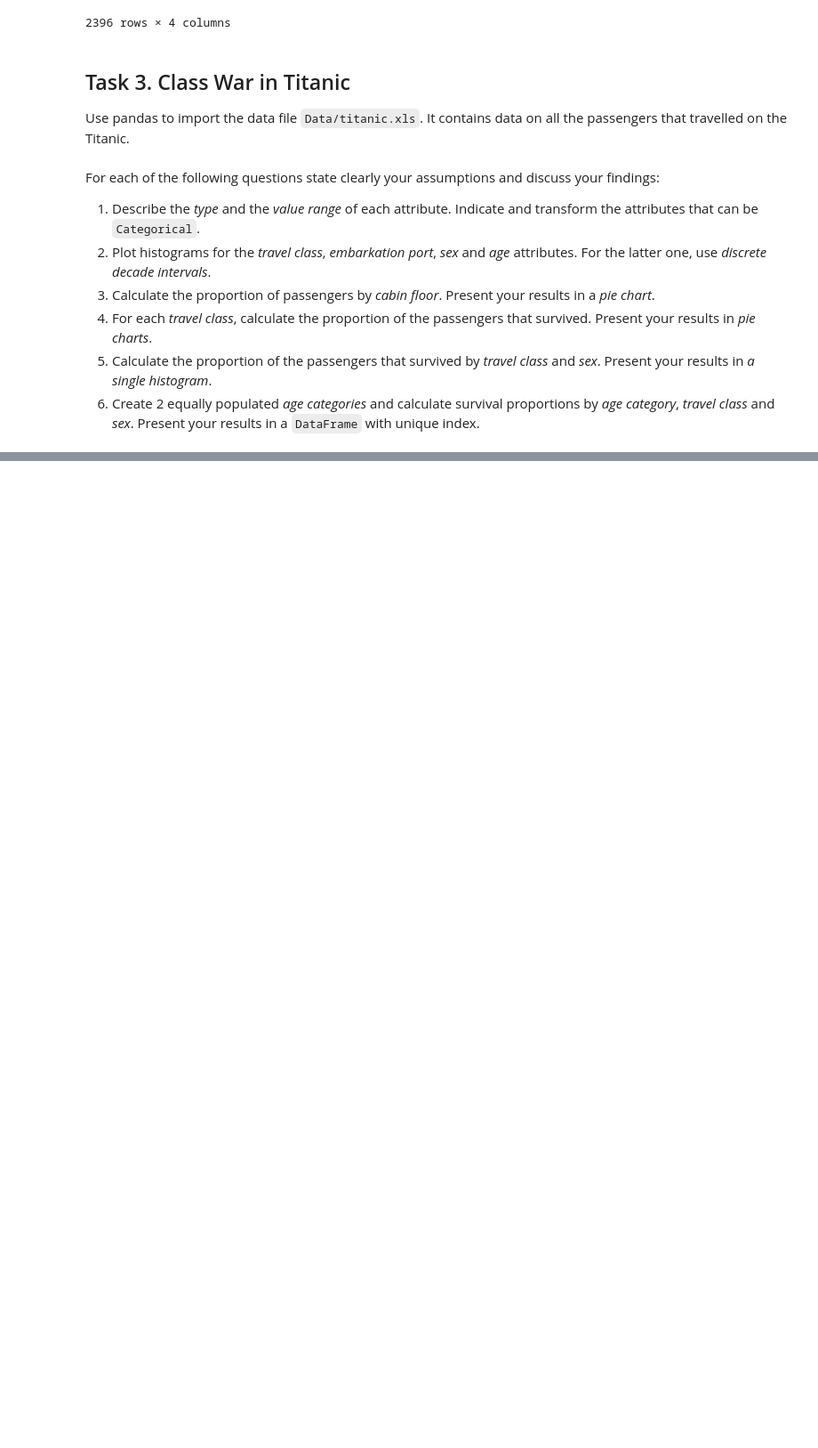
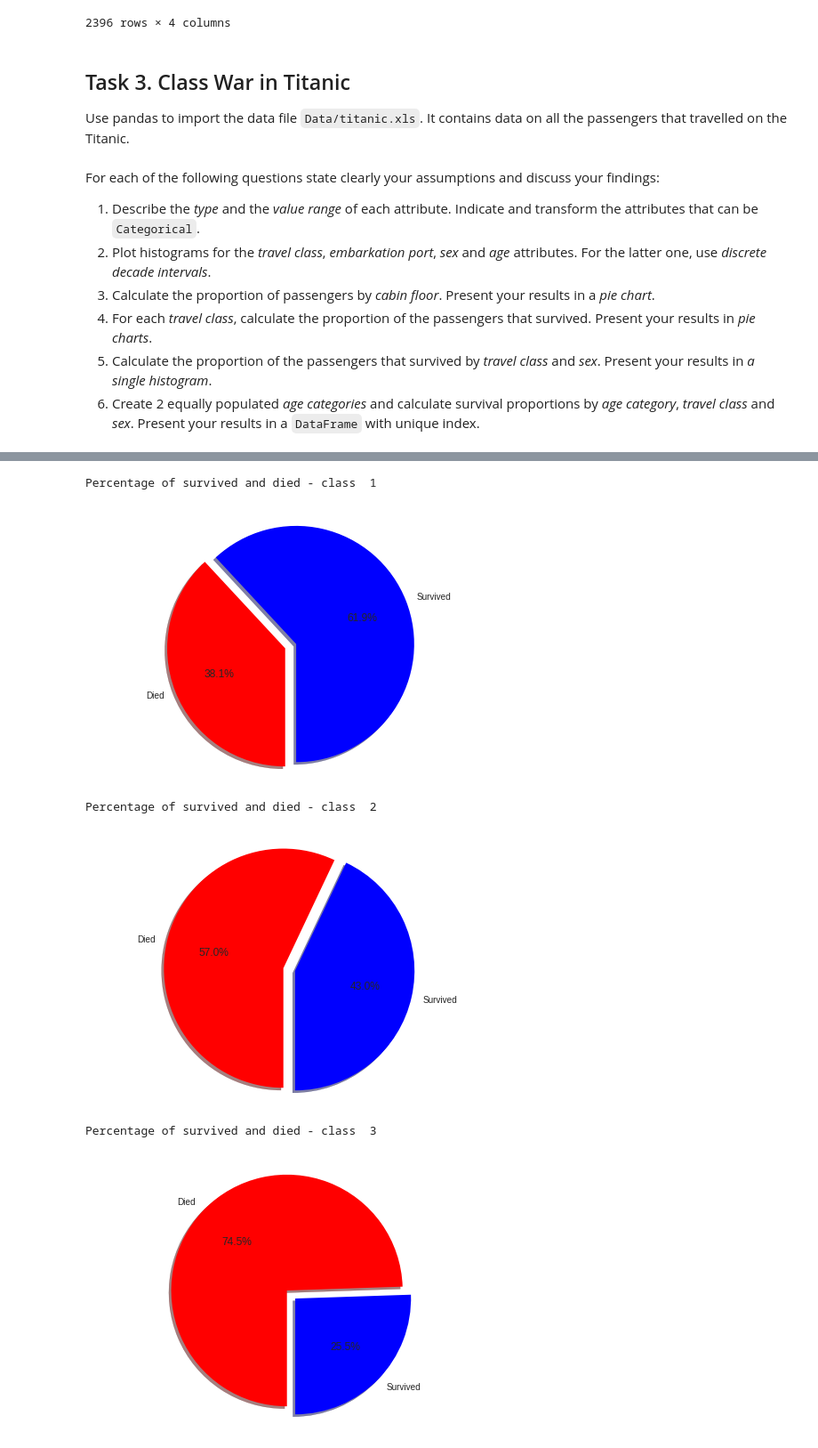
Before and after one commit to MsSquirrel/ADA---MAK, a Jupyter notebook: Homework 1.ipynb, the cells around one changed output, grey strips where cells are left out. Shown: that part at 89% size. Drawn from its saved outputs; the diff is of its cells as text; code cells hidden in the pictures; blank space fills up the shorter version.

```diff
--- a/Homework 1.ipynb
+++ b/Homework 1.ipynb
@@ -155,0 +292,25 @@ For each of the following questions state clearly your assumptions and discuss y
+# %%
+def plot_percentage_survivors(pclass, survivors_flag):
+    print("\nPercentage of survived and died - class ", pclass, "\n")
+    class_all_passengers = len(titanic_data.query("pclass == @pclass"))
+    class_survivors = len(titanic_data.query("pclass == @pclass & survived==@survivors_flag"))
+    colors = ['blue', 'red']
+    explode = (0, 0.1)
+    labels = ["Survived", "Died"]
+
+    plt.pie([class_survivors, class_all_passengers-class_survivors], explode=explode, labels=labels, colors=colors,
+            autopct='%1.1f%%', shadow=True, startangle=270)
+    plt.axis('equal')
+    plt.show()
+
+
+plot_percentage_survivors(1, 1)
+plot_percentage_survivors(2, 1)
+plot_percentage_survivors(3, 1)
+# %% [output]
+Percentage of survived and died - class  1
+[figure, added]
+Percentage of survived and died - class  2
+[figure, added]
+Percentage of survived and died - class  3
+[figure, added]
```
Also changed, not shown: parts of 14 cells of this notebook.
